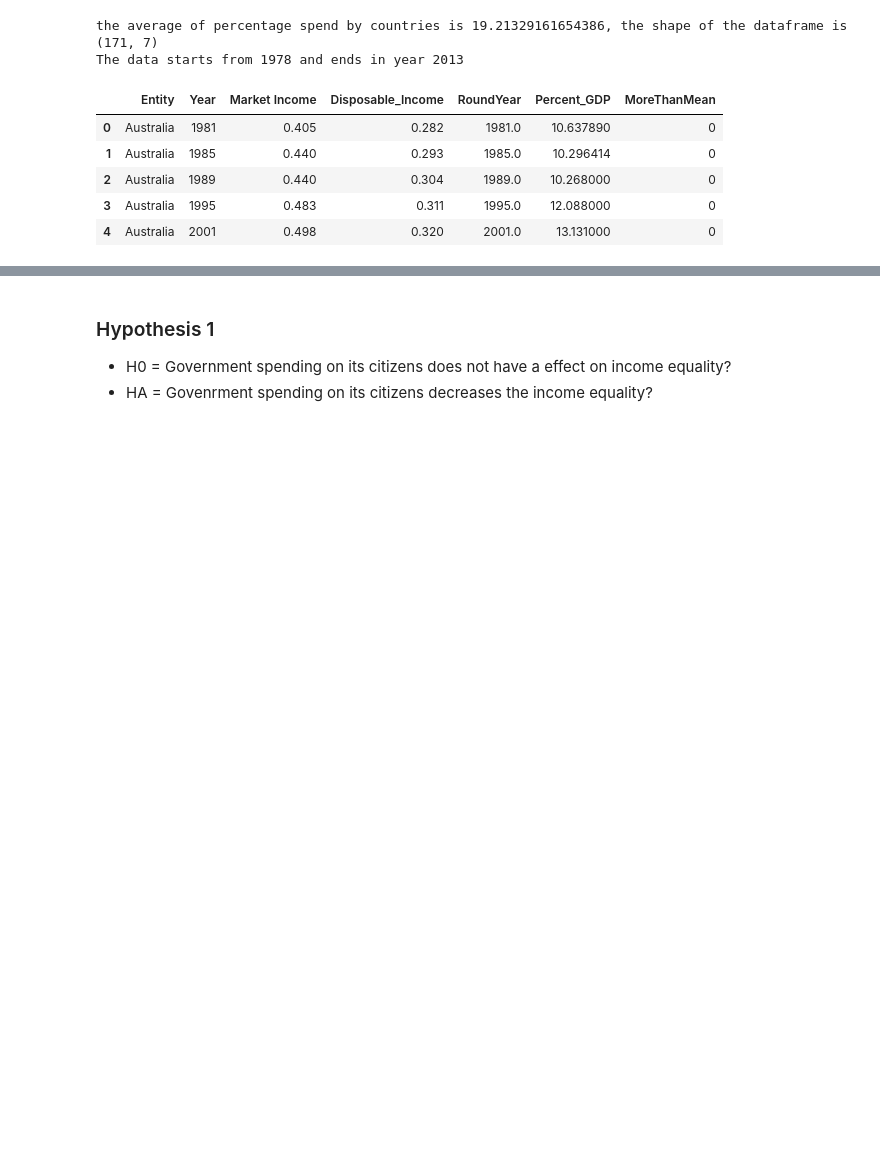
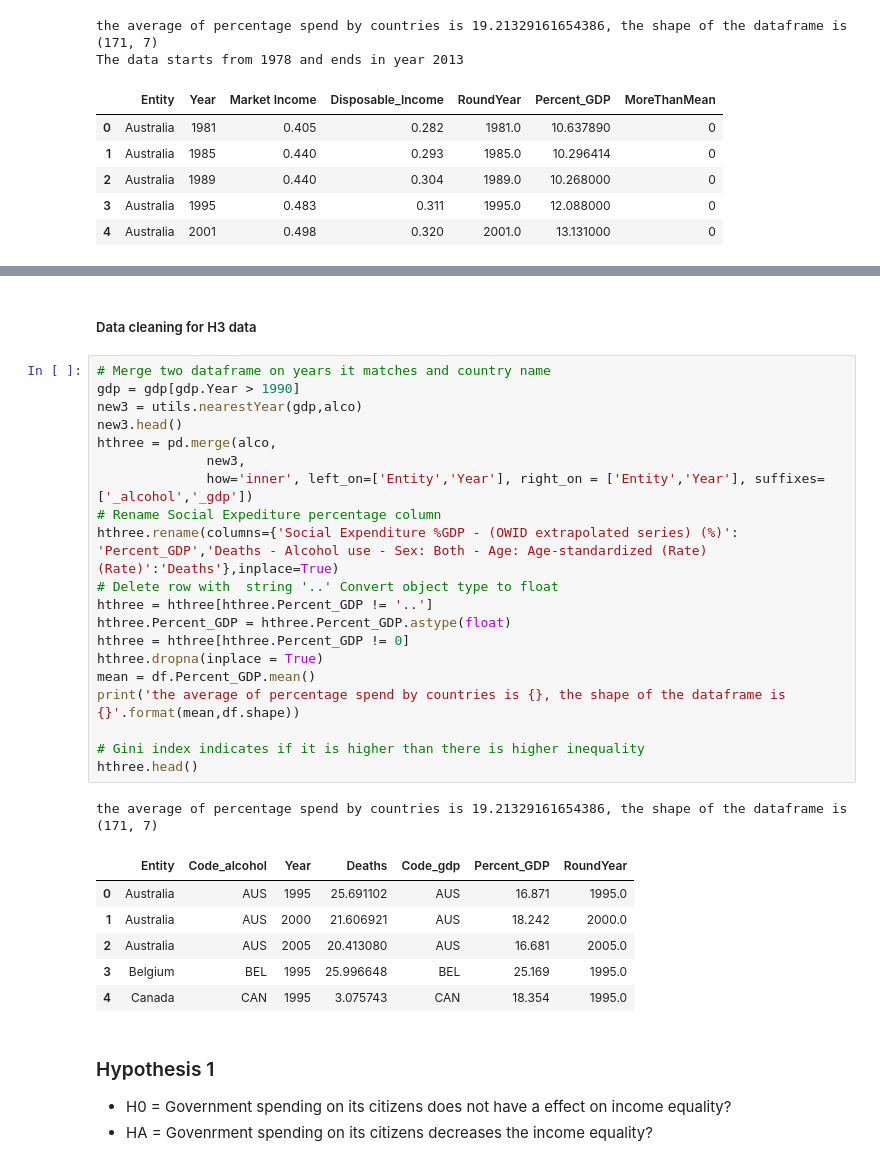
Before and after one commit to 1Banji/Mod-3-Project, a Jupyter notebook: Master/Master.ipynb, the cells around one changed output, grey strips where cells are left out. Saved outputs shown, nothing was run; the diff lists cells and outputs as text; blank space fills up the shorter version.

```diff
--- a/Master/Master.ipynb
+++ b/Master/Master.ipynb
@@ -71,3 +96,33 @@ drugs
+# %% [markdown]
+##### Data cleaning for H3 data
+# %%
+# Merge two dataframe on years it matches and country name
+gdp = gdp[gdp.Year > 1990]
+new3 = utils.nearestYear(gdp,alco)
+new3.head()
+hthree = pd.merge(alco,
+              new3,
+              how='inner', left_on=['Entity','Year'], right_on = ['Entity','Year'], suffixes=['_alcohol','_gdp'])
+# Rename Social Expediture percentage column
+hthree.rename(columns={'Social Expenditure %GDP - (OWID extrapolated series) (%)': 'Percent_GDP','Deaths - Alcohol use - Sex: Both - Age: Age-standardized (Rate) (Rate)':'Deaths'},inplace=True)
+# Delete row with  string '..' Convert object type to float
+hthree = hthree[hthree.Percent_GDP != '..']
+hthree.Percent_GDP = hthree.Percent_GDP.astype(float)
+hthree = hthree[hthree.Percent_GDP != 0]
+hthree.dropna(inplace = True)
+mean = df.Percent_GDP.mean()
+print('the average of percentage spend by countries is {}, the shape of the dataframe is {}'.format(mean,df.shape))
+
+# Gini index indicates if it is higher than there is higher inequality
+hthree.head()
+# %% [output]
+the average of percentage spend by countries is 19.21329161654386, the shape of the dataframe is (171, 7)
+|  | Entity | Code_alcohol | Year | Deaths | Code_gdp | Percent_GDP | RoundYear |
+| 0 | Australia | AUS | 1995 | 25.691102 | AUS | 16.871 | 1995.0 |
+| 1 | Australia | AUS | 2000 | 21.606921 | AUS | 18.242 | 2000.0 |
+| 2 | Australia | AUS | 2005 | 20.413080 | AUS | 16.681 | 2005.0 |
+| 3 | Belgium | BEL | 1995 | 25.996648 | BEL | 25.169 | 1995.0 |
+| 4 | Canada | CAN | 1995 | 3.075743 | CAN | 18.354 | 1995.0 |
 # %% [markdown]
 ### Hypothesis 1
 
```
Also changed, not shown: parts of 18 cells of this notebook, 2 other files.
